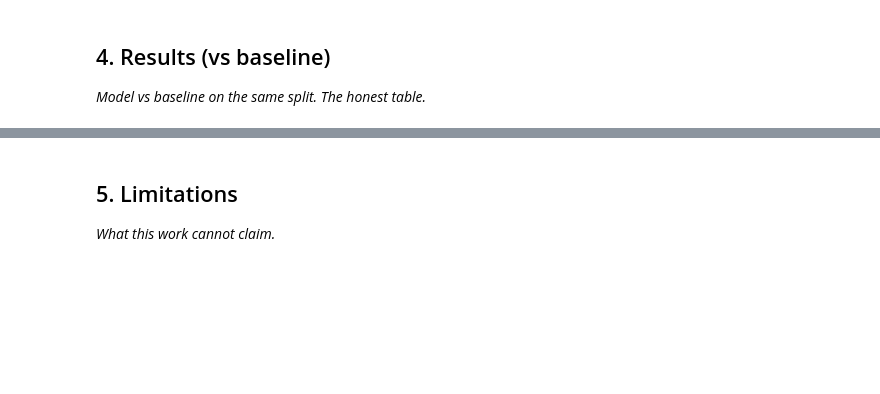
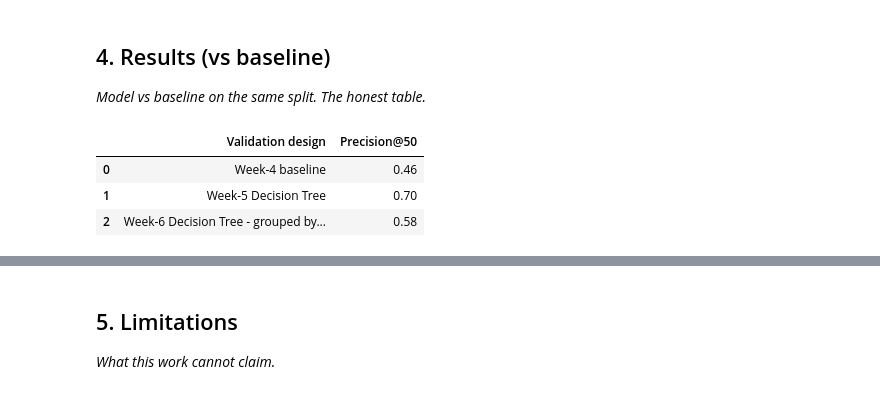
Before and after one commit to UbaidMalik365/flyrank-ml-internship, a Jupyter notebook: work/notebooks/capstone.ipynb, the cells around one changed output, grey strips where cells are left out. Saved outputs shown, nothing was run; the diff lists cells and outputs as text; code cells hidden in the pictures; blank space fills up the shorter version.

```diff
--- a/work/notebooks/capstone.ipynb
+++ b/work/notebooks/capstone.ipynb
@@ -22,3 +82,23 @@ This skeleton is yours to fill. Work the sections **in order** — each one has
 ## 4. Results (vs baseline)
 
 *Model vs baseline on the same split. The honest table.*
+# %%
+comparison = pd.DataFrame({
+    "Validation design": [
+        "Week-4 baseline",
+        "Week-5 Decision Tree",
+        "Week-6 Decision Tree - grouped by client"
+    ],
+    "Precision@50": [
+        0.46,
+        0.70,
+        0.58
+    ]
+})
+
+comparison
+# %% [output]
+|  | Validation design | Precision@50 |
+| 0 | Week-4 baseline | 0.46 |
+| 1 | Week-5 Decision Tree | 0.70 |
+| 2 | Week-6 Decision Tree - grouped by... | 0.58 |
```
Also changed, not shown: parts of 9 cells of this notebook.
